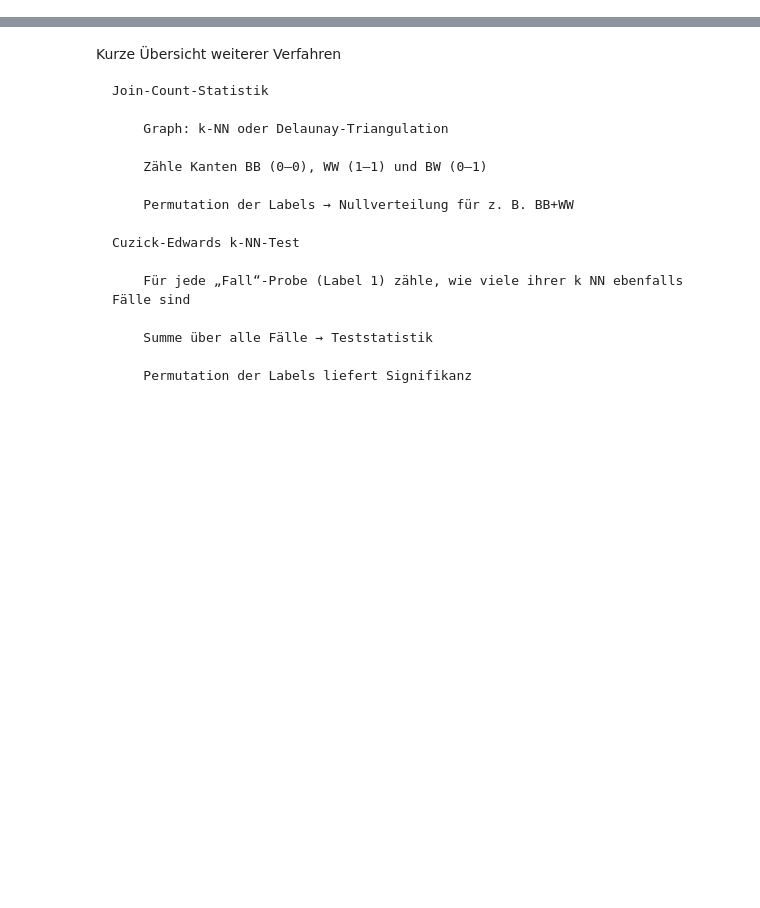
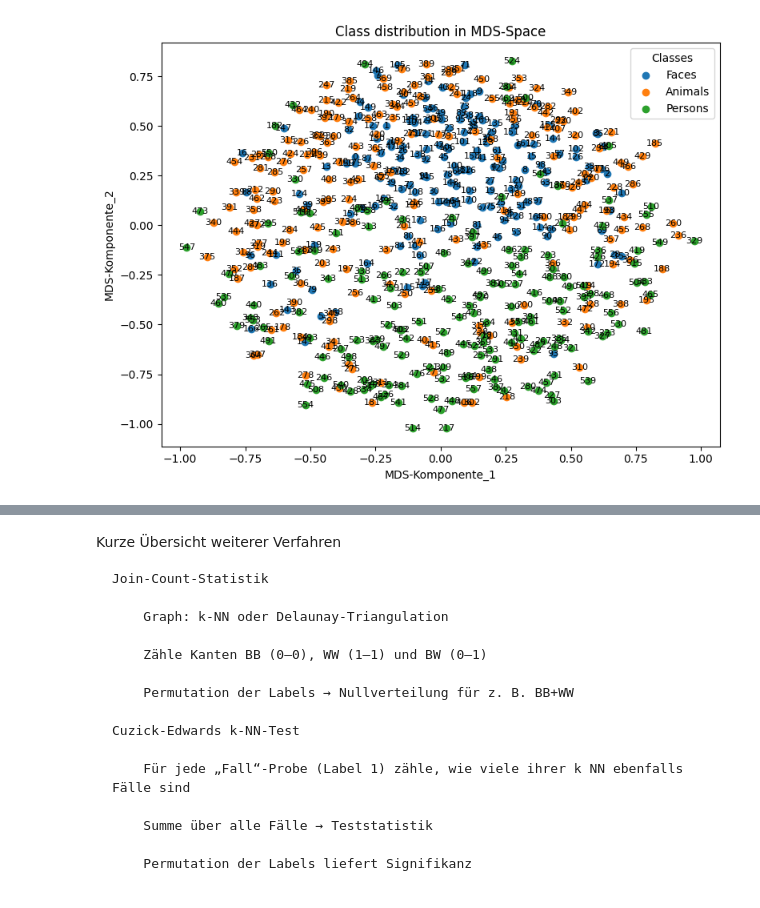
Before and after one commit to maxschwalenberg/master_thesis, a Jupyter notebook: permutation_analysis.ipynb, the cells around one changed output, grey strips where cells are left out. Saved outputs shown, nothing was run; the diff lists cells and outputs as text; code cells hidden in the pictures; blank space fills up the shorter version.

```diff
--- a/permutation_analysis.ipynb
+++ b/permutation_analysis.ipynb
@@ -151,0 +115,84 @@ print("p-value:", p_value)
+# %%
+import numpy as np
+import matplotlib.pyplot as plt
+
+
+import numpy as np
+from scipy.spatial.distance import pdist, squareform
+from scipy.stats import spearmanr
+import json
+import pandas as pd
+
+subject = 1
+mask_value = 7
+
+# 1. Daten: X (n×p), f (n,)
+X = np.load(f"data/mds/mds_3_classes/subj_{subject:02d}/subj_{subject:02d}/mask_{mask_value}_averaged_both_mds.npy")
+
+metadata = np.load(f"data/rdm/rdm_3_classes/subj_{subject:02d}/subj_{subject:02d}/metadata.npy")
+animate_labels = pd.read_excel(f"data/labels/subj_{subject:02d}/animate_nonface/animate_non_face_final.xlsx")
+
+face_labels = pd.read_excel(f"data/labels/subj_{subject:02d}/faces/faces_final.xlsx")
+
+animals_labels_cocoIds = [int(x) for x in animate_labels[animate_labels["label"] == "animals"]["cocoId"].tolist()]
+persons_labels_cocoIds = [int(x) for x in animate_labels[animate_labels["label"] == "personen"]["cocoId"].tolist()]
+
+face_labels_cocoIds = [int(x) for x in face_labels["cocoId"].tolist()]
+
+
+labels = []
+for metadata_entry in metadata:
+    metadata_coco = int(metadata_entry.lstrip("0"))
+    if metadata_coco in animals_labels_cocoIds:
+        labels.append(1)
+    elif metadata_coco in persons_labels_cocoIds:
+        labels.append(2)
+    elif metadata_coco in face_labels_cocoIds:
+        labels.append(0)
+    else:
+        raise Exception()
+
+labels = np.array(labels)
+
+face_detection_path = f"data/labels/subj_{subject:02d}/face_detection_result.json"
+with open(face_detection_path, "r") as f:
+    face_detection_results = json.load(f)
+
+
+filtered_face_detection_results = [x for x in face_detection_results if x["file_name"][:-4] in metadata]
+
+# --- Hier deine Daten laden/einfügen ---
+# X: numpy-Array mit den MDS-Koordinaten, Form (n, 2)
+# y: numpy-Array mit Binärlabels (0 oder 1), Länge n
+# Beispielplatzhalter (entfernen, wenn du echte Daten hast):
+# np.random.seed(0)
+# X = np.random.randn(180, 2)
+# y = np.random.randint(0, 2, size=180)
+# ----------------------------------------
+
+# Indizes nach Klasse aufteilen
+idx0 = np.where(labels == 0)[0]
+idx1 = np.where(labels == 1)[0]
+idx2 = np.where(labels == 2)[0]
+
+
+fig, ax = plt.subplots(figsize=(8, 6))
+
+# Zwei Scatter-Aufrufe, um automatisch zwei Farben aus dem Default-Zyklusschema zu nutzen
+ax.scatter(X[idx0, 0], X[idx0, 1], label='Faces')
+ax.scatter(X[idx1, 0], X[idx1, 1], label='Animals')
+ax.scatter(X[idx2, 0], X[idx2, 1], label='Persons')
+
+# Beschrifte jeden Punkt mit seiner Index-Nummer
+for i in range(X.shape[0]):
+    ax.text(X[i, 0], X[i, 1], str(i), fontsize=8, ha='center', va='center')
+
+ax.set_xlabel('MDS-Komponente_1')
+ax.set_ylabel('MDS-Komponente_2')
+ax.set_title('Class distribution in MDS‐Space')
+ax.legend(title='Classes')
+
+plt.tight_layout()
+plt.show()
+# %% [output]
+[figure, added]
```
Also changed, not shown: parts of 30 cells of this notebook, 49 other files.
